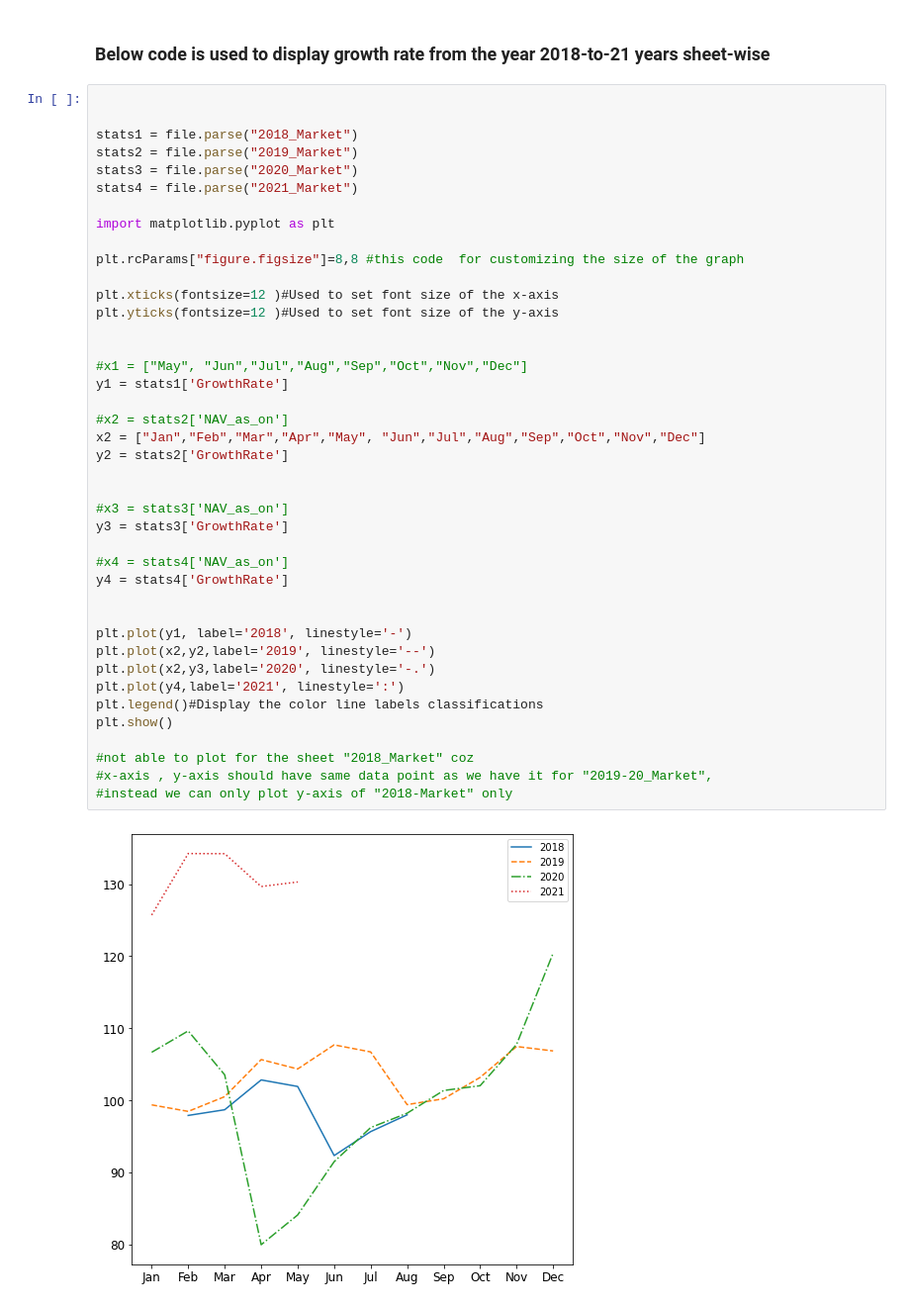
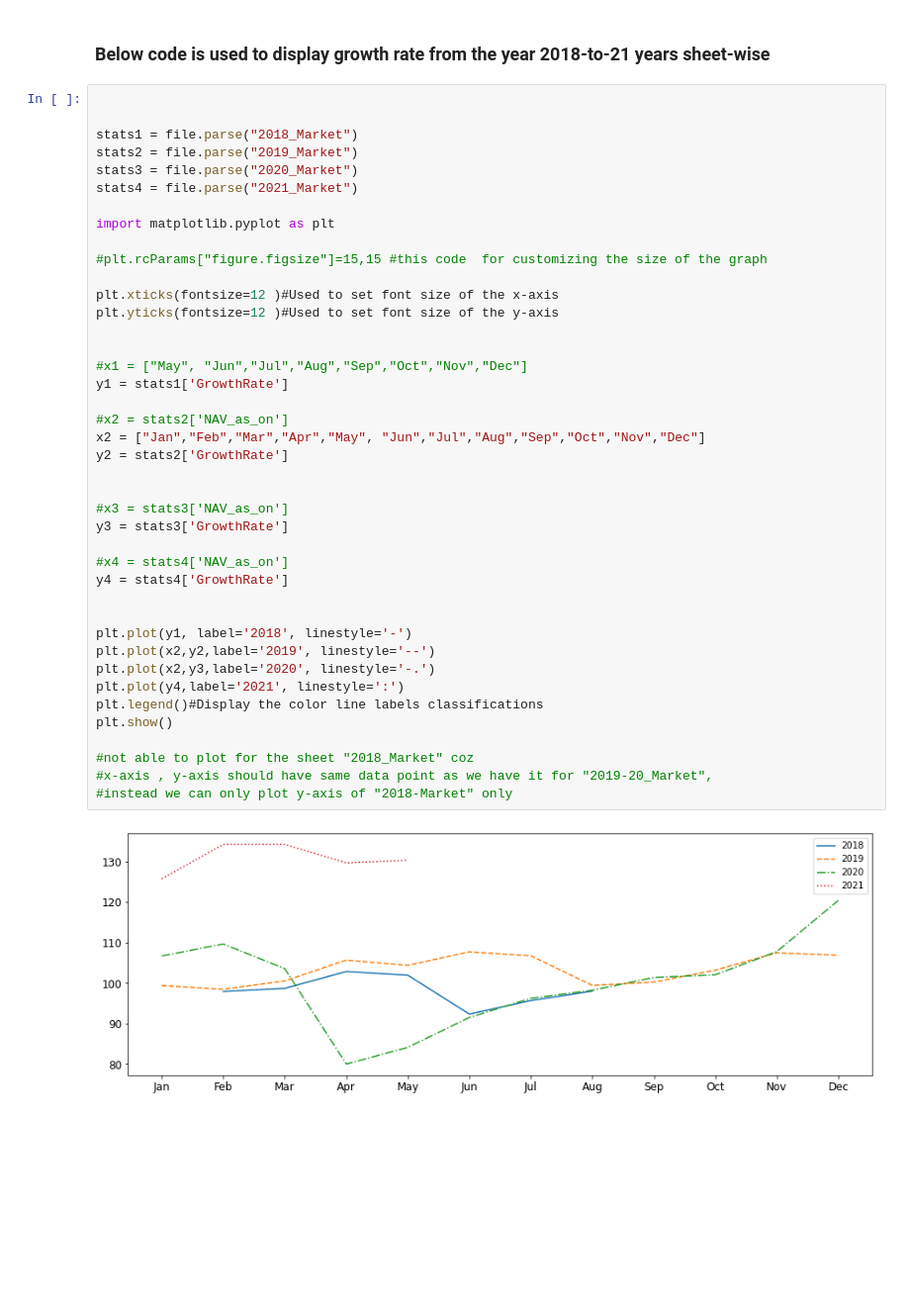
Before and after one commit to pradeepn2011/My_1st_Python3_projects, a Jupyter notebook: 1_pgm_market_growth.ipynb, the cells around one changed output. Shown at 99% size. Cells and saved outputs as stored; diff of their text form; blank space fills up the shorter version.

```diff
--- a/1_pgm_market_growth.ipynb
+++ b/1_pgm_market_growth.ipynb
@@ -242,36 +242,36 @@ stats4 = file.parse("2021_Market")
 
 import matplotlib.pyplot as plt
 
-plt.rcParams["figure.figsize"]=8,8 #this code  for customizing the size of the graph
+#plt.rcParams["figure.figsize"]=15,15 #this code  for customizing the size of the graph
 
 plt.xticks(fontsize=12 )#Used to set font size of the x-axis
 plt.yticks(fontsize=12 )#Used to set font size of the y-axis
 
 
 #x1 = ["May", "Jun","Jul","Aug","Sep","Oct","Nov","Dec"]
 y1 = stats1['GrowthRate']
 
 #x2 = stats2['NAV_as_on']
 x2 = ["Jan","Feb","Mar","Apr","May", "Jun","Jul","Aug","Sep","Oct","Nov","Dec"]
 y2 = stats2['GrowthRate']
 
 
 #x3 = stats3['NAV_as_on']
 y3 = stats3['GrowthRate']
 
 #x4 = stats4['NAV_as_on']
 y4 = stats4['GrowthRate']
 
 
 plt.plot(y1, label='2018', linestyle='-')
 plt.plot(x2,y2,label='2019', linestyle='--')
 plt.plot(x2,y3,label='2020', linestyle='-.')
 plt.plot(y4,label='2021', linestyle=':')
 plt.legend()#Display the color line labels classifications
 plt.show()
 
 #not able to plot for the sheet "2018_Market" coz
 #x-axis , y-axis should have same data point as we have it for "2019-20_Market",
 #instead we can only plot y-axis of "2018-Market" only
 # %% [output]
-[figure, old version]
+[figure, new version]
```
Also changed, not shown: parts of 1 cell of this notebook.
